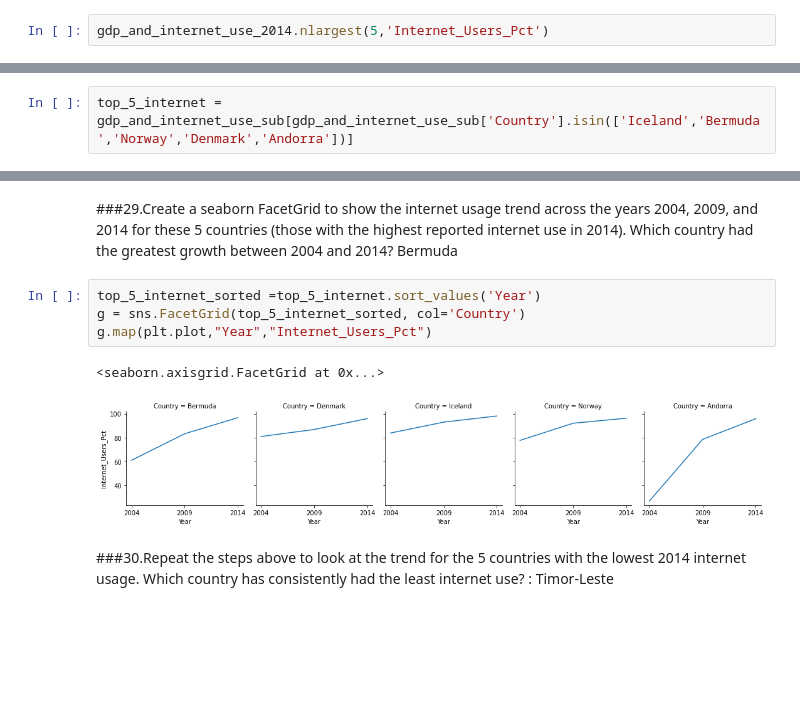
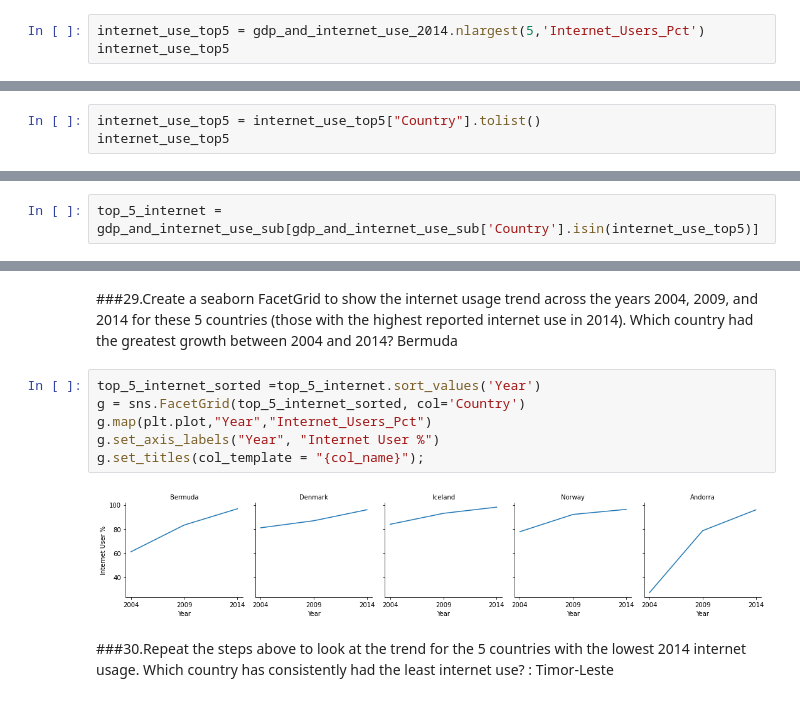
Before and after one commit to igoike/gdp-and-internet-usage-igoike, a Jupyter notebook: notebook/gdp_and_internet_usage.ipynb, the cells around one changed output, grey strips where cells are left out. Cells and saved outputs as stored; diff of their text form; blank space fills up the shorter version.

```diff
--- a/notebook/gdp_and_internet_usage.ipynb
+++ b/notebook/gdp_and_internet_usage.ipynb
@@ -410,7 +410,8 @@ gdp_and_internet_use_2014.plot.scatter("GDP_Per_Capita","Internet_Users_Pct")
 # %% [markdown]
 ###27.What are the top 5 countries in terms of internet use in 2014?
 # %%
-gdp_and_internet_use_2014.nlargest(5,'Internet_Users_Pct')
+internet_use_top5 = gdp_and_internet_use_2014.nlargest(5,'Internet_Users_Pct')
+internet_use_top5
 # %% [output]
 |  | Country | Year | GDP_Per_Capita | Internet_Users_Pct |
 | 2625 | Iceland | 2014 | 49652.149500 | 98.16 |
@@ -418,3 +419,6 @@ gdp_and_internet_use_2014.nlargest(5,'Internet_Users_Pct')
 | 4648 | Norway | 2014 | 62589.373548 | 96.30 |
 | 1452 | Denmark | 2014 | 52214.537753 | 95.99 |
 | 6873 | Andorra | 2014 | NaN | 95.90 |
+# %%
+internet_use_top5 = internet_use_top5["Country"].tolist()
+internet_use_top5
@@ -421,7 +427,7 @@ gdp_and_internet_use_2014.nlargest(5,'Internet_Users_Pct')
 # %% [markdown]
 ###28.Create a DataFrame called top_5_internet from the combined DataFrame that has all three years for the 5 countries that had the greatest 2014 internet usage. You should have 15 rows. Check that this is true.
 # %%
-top_5_internet = gdp_and_internet_use_sub[gdp_and_internet_use_sub['Country'].isin(['Iceland','Bermuda','Norway','Denmark','Andorra'])]
+top_5_internet = gdp_and_internet_use_sub[gdp_and_internet_use_sub['Country'].isin(internet_use_top5)]
 # %%
 top_5_internet
 # %% [output]
@@ -446,10 +452,11 @@ top_5_internet
 # %%
 top_5_internet_sorted =top_5_internet.sort_values('Year')
 g = sns.FacetGrid(top_5_internet_sorted, col='Country')
 g.map(plt.plot,"Year","Internet_Users_Pct")
+g.set_axis_labels("Year", "Internet User %")
+g.set_titles(col_template = "{col_name}");
 # %% [output]
-<seaborn.axisgrid.FacetGrid at 0x...>
-[figure, old version]
+[figure, new version]
 # %% [markdown]
 ###30.Repeat the steps above to look at the trend for the 5 countries with the lowest 2014 internet usage. Which country has consistently had the least internet use? :	Timor-Leste
 # %%
```
Also changed, not shown: parts of 19 cells of this notebook.
